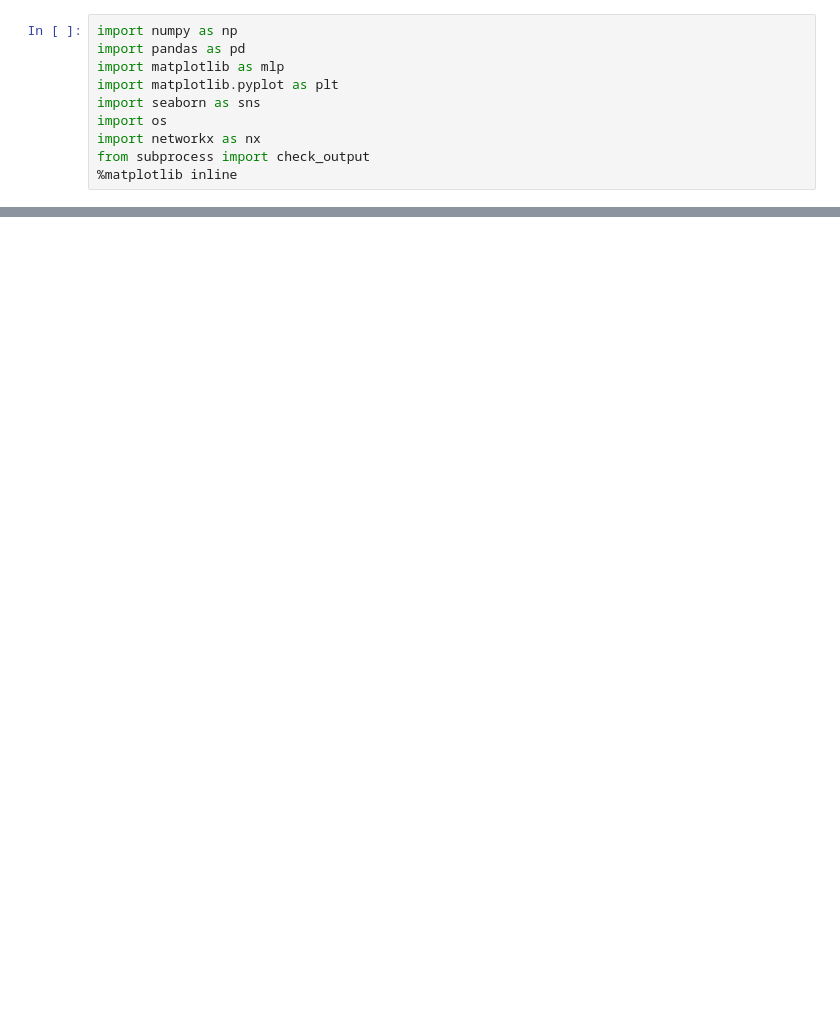
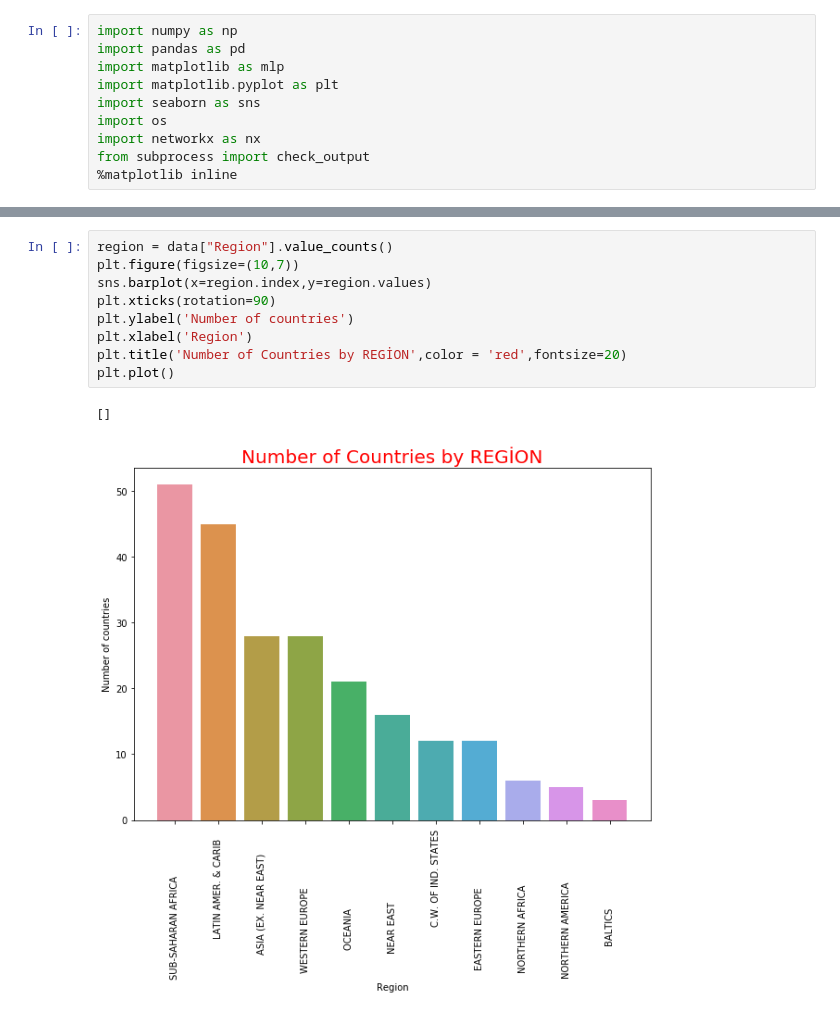
Before and after one commit to ArslanAliAwan/CountriesoftheWorld, a Jupyter notebook: countriesfile.ipynb, the cells around one changed output, grey strips where cells are left out. Saved outputs shown, nothing was run; the diff lists cells and outputs as text; blank space fills up the shorter version.

```diff
--- a/countriesfile.ipynb
+++ b/countriesfile.ipynb
@@ -20,0 +129,12 @@ data.head()
+# %%
+region = data["Region"].value_counts()
+plt.figure(figsize=(10,7))
+sns.barplot(x=region.index,y=region.values)
+plt.xticks(rotation=90)
+plt.ylabel('Number of countries')
+plt.xlabel('Region')
+plt.title('Number of Countries by REGİON',color = 'red',fontsize=20)
+plt.plot()
+# %% [output]
+[]
+[figure, added]
```
Also changed, not shown: parts of 12 cells of this notebook.
